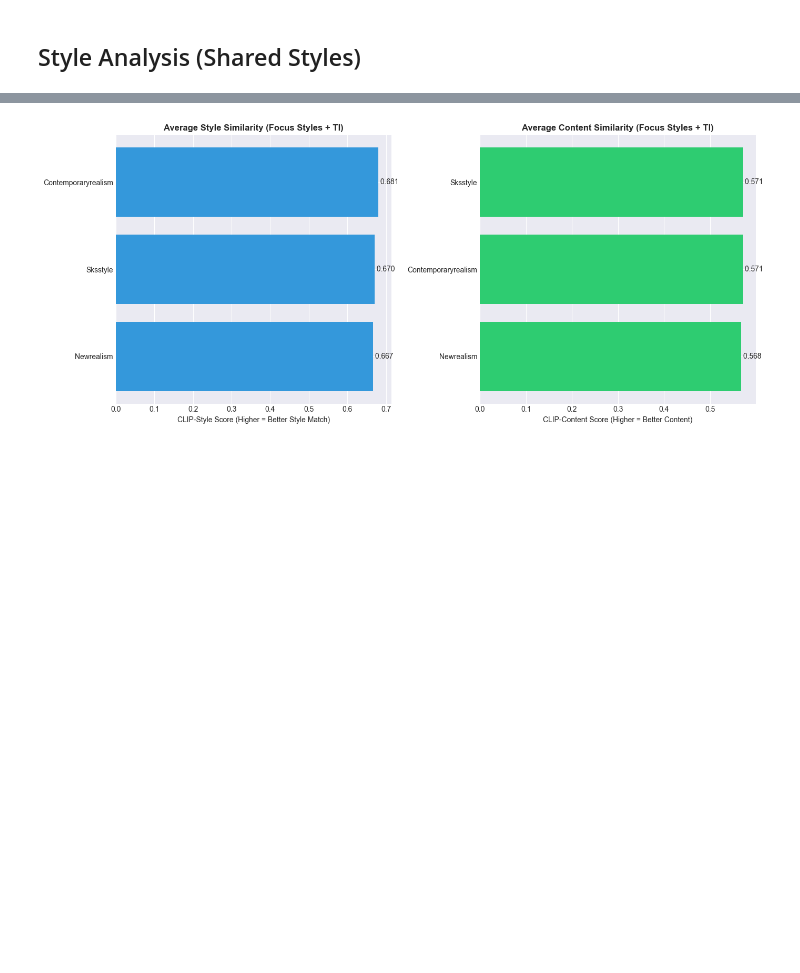
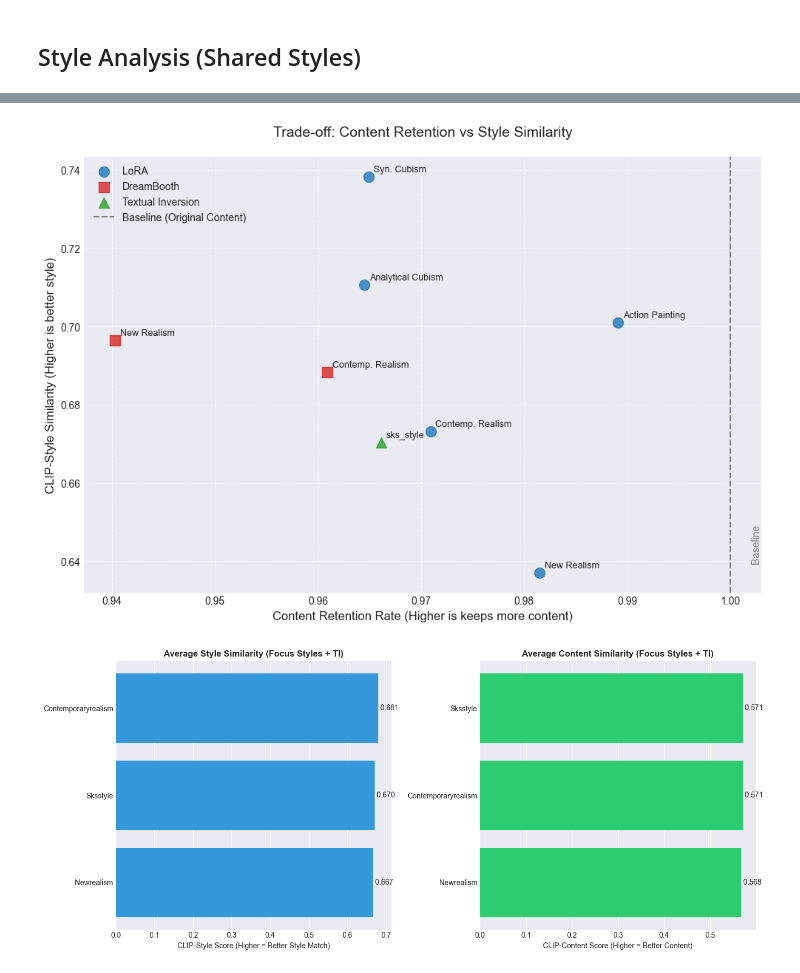
Before and after one commit to HyIsNoob/customized-image-generation, a Jupyter notebook: notebooks/05_Results_Analysis_FINALnew.ipynb, the cells around one changed output, grey strips where cells are left out. Cells and saved outputs as stored; diff of their text form; code cells hidden in the pictures; blank space fills up the shorter version.

Commit message:
Update EDA for Final Reports
Thêm biểu đồ để phục vụ nội dung báo cáo đồ án. Và chỉnh sửa readme

```diff
--- a/notebooks/05_Results_Analysis_FINALnew.ipynb
+++ b/notebooks/05_Results_Analysis_FINALnew.ipynb
@@ -343,3 +424,53 @@ if df is not None:
+# %%
+import matplotlib.pyplot as plt
+import pandas as pd
+import numpy as np
+
+# Dữ liệu từ all_metrics_final.csv (đã làm tròn)
+data = {
+    'Method': ['LoRA', 'LoRA', 'LoRA', 'LoRA', 'LoRA', 'DreamBooth', 'DreamBooth', 'Textual Inversion'],
+    'Style': ['Action Painting', 'Analytical Cubism', 'Contemp. Realism', 'New Realism', 'Syn. Cubism',
+              'Contemp. Realism', 'New Realism', 'sks_style'],
+    'Retention_Rate': [0.9891, 0.9645, 0.9709, 0.9815, 0.9649, 0.9609, 0.9403, 0.9661],
+    'CLIP_Style': [0.7010, 0.7106, 0.6731, 0.6371, 0.7383, 0.6883, 0.6965, 0.6704]
+}
+
+df = pd.DataFrame(data)
+
+# Thiết lập màu sắc và marker cho từng phương pháp
+colors = {'LoRA': '#1f77b4', 'DreamBooth': '#d62728', 'Textual Inversion': '#2ca02c'}
+markers = {'LoRA': 'o', 'DreamBooth': 's', 'Textual Inversion': '^'}
+
+plt.figure(figsize=(10, 7))
+
+# Vẽ các điểm
+for method in df['Method'].unique():
+    subset = df[df['Method'] == method]
+    plt.scatter(subset['Retention_Rate'], subset['CLIP_Style'],
+                c=colors[method], marker=markers[method], label=method, s=100, alpha=0.8)
+
+    # Thêm nhãn cho từng điểm
+    for i, row in subset.iterrows():
+        plt.annotate(row['Style'], (row['Retention_Rate'], row['CLIP_Style']),
+                     textcoords="offset points", xytext=(5, 5), ha='left', fontsize=9)
+
+# Vẽ đường Baseline (Retention Rate = 1.0)
+plt.axvline(x=1.0, color='gray', linestyle='--', label='Baseline (Original Content)')
+plt.text(1.002, 0.64, 'Baseline', rotation=90, color='gray')
+
+# Trang trí biểu đồ
+plt.title('Trade-off: Content Retention vs Style Similarity', fontsize=14, pad=20)
+plt.xlabel('Content Retention Rate (Higher is keeps more content)', fontsize=12)
+plt.ylabel('CLIP-Style Similarity (Higher is better style)', fontsize=12)
+plt.legend(loc='upper left')
+plt.grid(True, linestyle='--', alpha=0.5)
+plt.tight_layout()
+
+# Lưu và hiển thị
+plt.savefig('trade_off_chart.png', dpi=300)
+plt.show()
+# %% [output]
+[figure, added]
 # %%
 if df_focus_models is not None and not df_focus_models.empty:
     fig, axes = plt.subplots(1, 2, figsize=(14, 6))
```
Also changed, not shown: parts of 3 cells of this notebook, 6 other files.
